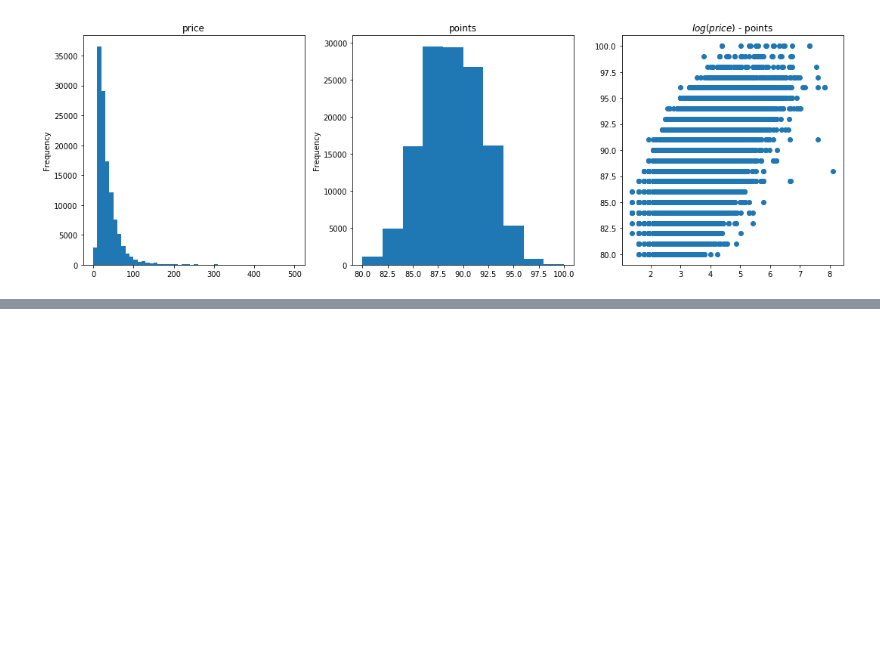
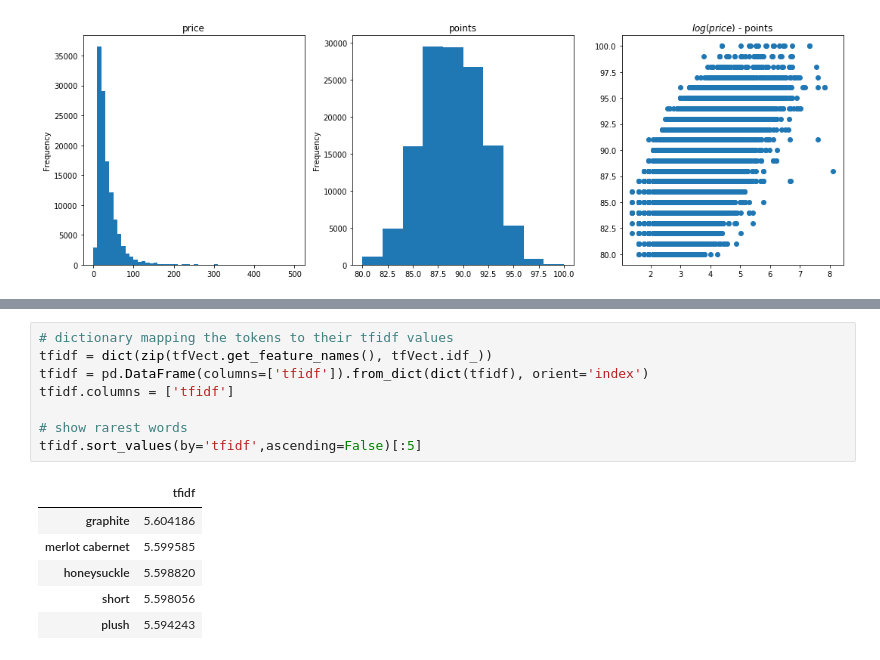
Before and after one commit to bpostance/learn_data_engineering, a Jupyter notebook: docker-compose/0_Analysis.ipynb, the cells around one changed output, grey strips where cells are left out. Saved outputs shown, nothing was run; the diff lists cells and outputs as text; blank space fills up the shorter version.

```diff
--- a/docker-compose/0_Analysis.ipynb
+++ b/docker-compose/0_Analysis.ipynb
@@ -196,0 +243,15 @@ Tart and snappy, the flavors of lime flesh and rind dominate. Some green pineapp
+# %%
+# dictionary mapping the tokens to their tfidf values
+tfidf = dict(zip(tfVect.get_feature_names(), tfVect.idf_))
+tfidf = pd.DataFrame(columns=['tfidf']).from_dict(dict(tfidf), orient='index')
+tfidf.columns = ['tfidf']
+
+# show rarest words
+tfidf.sort_values(by='tfidf',ascending=False)[:5]
+# %% [output]
+|  | tfidf |
+| graphite | 5.604186 |
+| merlot cabernet | 5.599585 |
+| honeysuckle | 5.598820 |
+| short | 5.598056 |
+| plush | 5.594243 |
```
Also changed, not shown: parts of 19 cells of this notebook.
